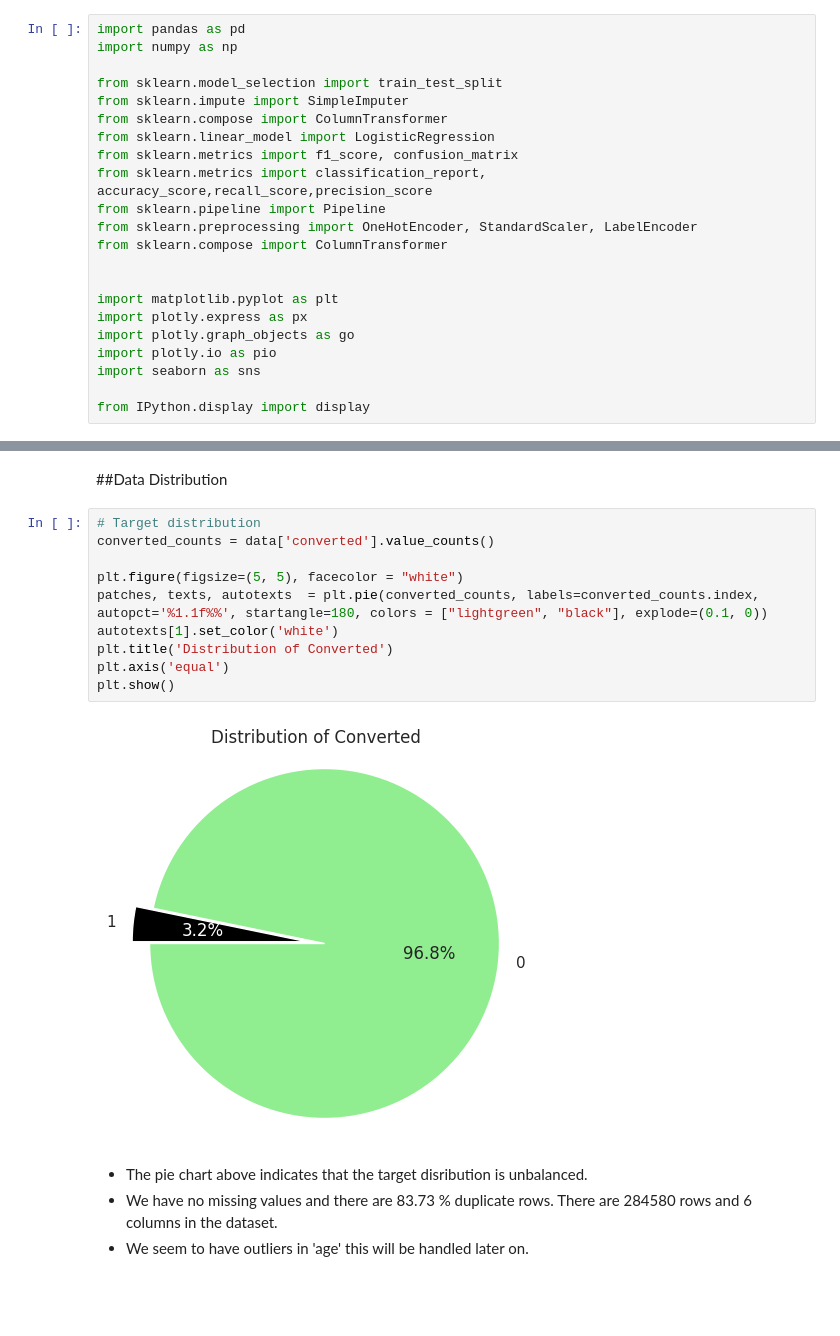
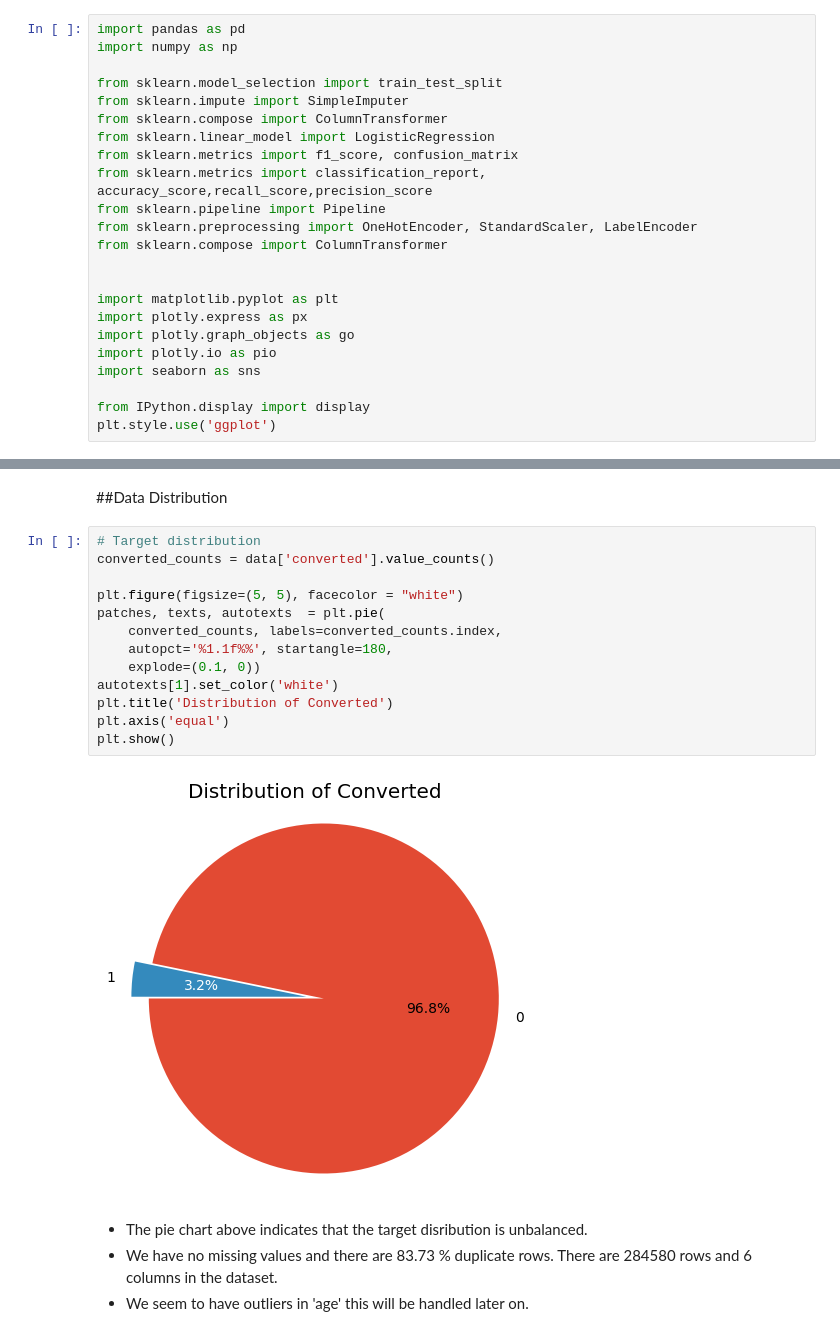
Before and after one commit to YnaPqt/supervised-machine-learning-conversion-rate, a Jupyter notebook: conversion_rate_challenge.ipynb, the cells around one changed output, grey strips where cells are left out. Cells and saved outputs as stored; diff of their text form; blank space fills up the shorter version.

```diff
--- a/conversion_rate_challenge.ipynb
+++ b/conversion_rate_challenge.ipynb
@@ -26,6 +26,7 @@ import plotly.io as pio
 import seaborn as sns
 
 from IPython.display import display
+plt.style.use('ggplot')
 # %% [markdown]
 # Read file with labels
 # %%
@@ -101,15 +102,18 @@ Percentage of duplicated rows is 94.44%
 # %%
 # Target distribution
 converted_counts = data['converted'].value_counts()
 
 plt.figure(figsize=(5, 5), facecolor = "white")
-patches, texts, autotexts  = plt.pie(converted_counts, labels=converted_counts.index, autopct='%1.1f%%', startangle=180, colors = ["lightgreen", "black"], explode=(0.1, 0))
+patches, texts, autotexts  = plt.pie(
+    converted_counts, labels=converted_counts.index,
+    autopct='%1.1f%%', startangle=180,
+    explode=(0.1, 0))
 autotexts[1].set_color('white')
 plt.title('Distribution of Converted')
 plt.axis('equal')
 plt.show()
 # %% [output]
-[figure, old version]
+[figure, new version]
 # %% [markdown]
 - The pie chart above indicates that the target disribution is unbalanced.
 - We have no missing values and there are 83.73 % duplicate rows. There are 284580 rows and  6  columns in the dataset.
```
Also changed, not shown: parts of 8 cells of this notebook.
